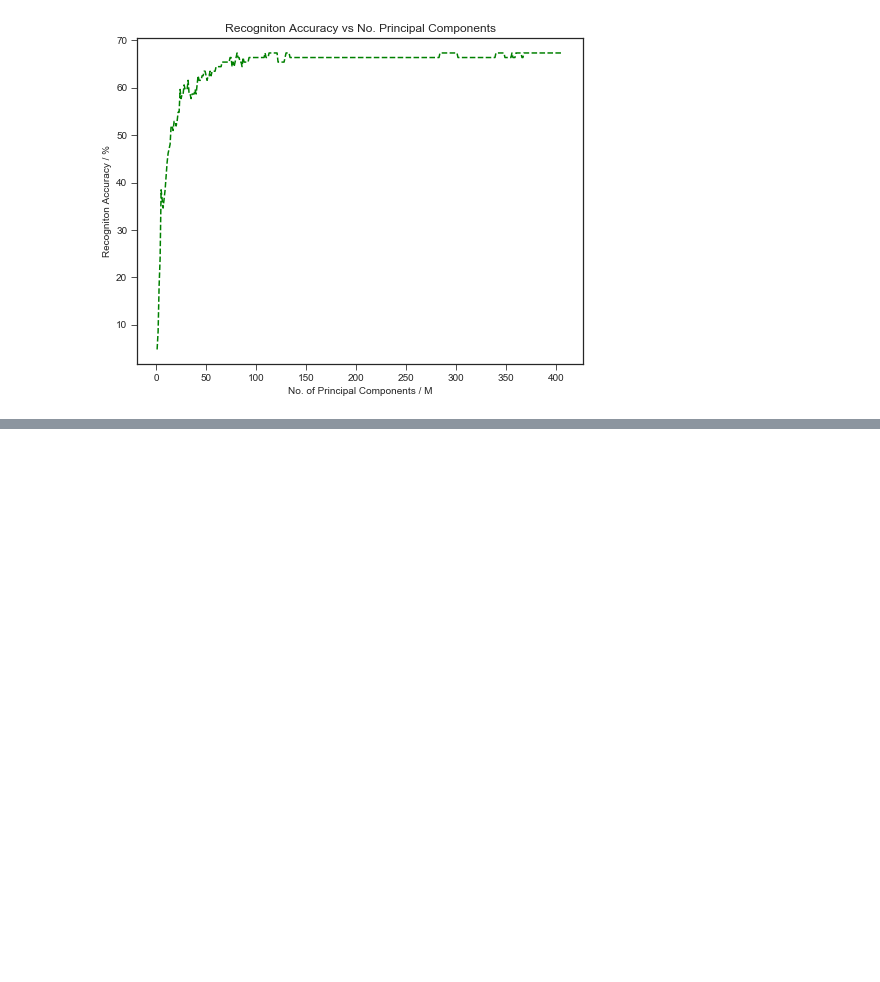
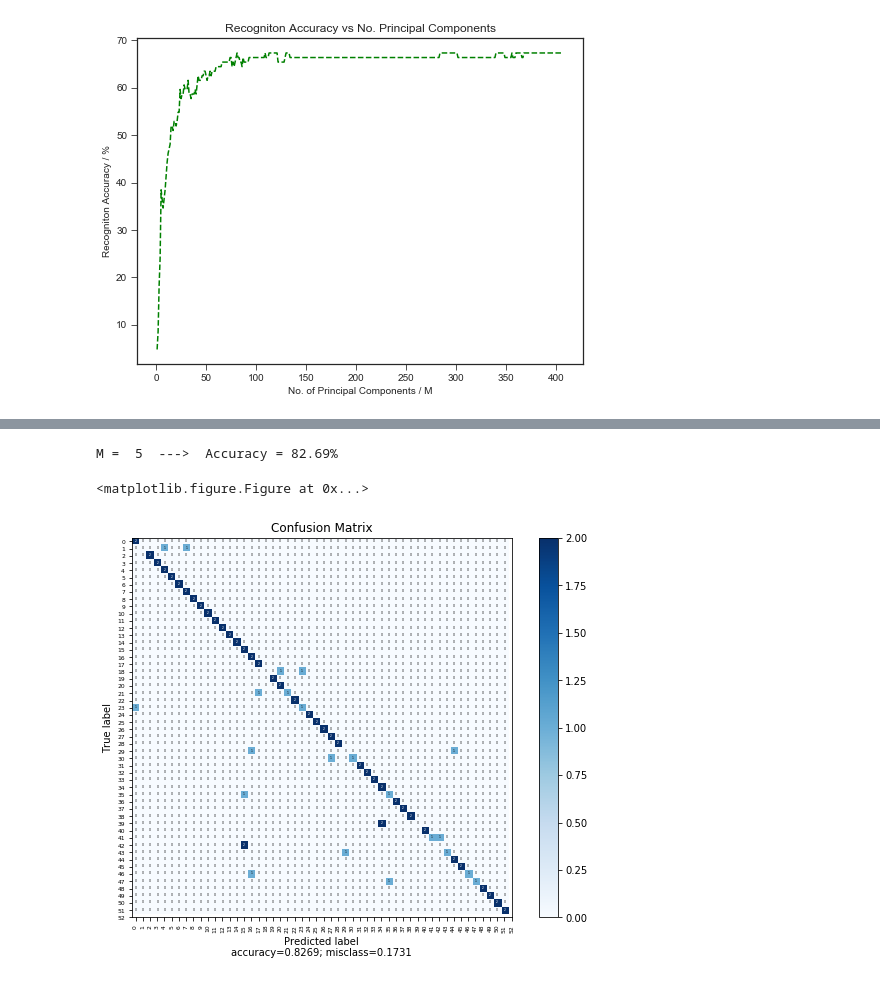
Before and after one commit to RajanPatel97/PCA-and-PCA-LDA-Ensemble-for-Face-Recognition, a Jupyter notebook: Q1 P2.ipynb, the cells around one changed output, grey strips where cells are left out. Saved outputs shown, nothing was run; the diff lists cells and outputs as text; code cells hidden in the pictures; blank space fills up the shorter version.

```diff
--- a/Q1 P2.ipynb
+++ b/Q1 P2.ipynb
@@ -345,0 +403,57 @@ Accuracy = 3.85%
+# %%
+from sklearn.metrics import confusion_matrix
+import itertools
+import matplotlib.pyplot as plt
+
+
+M = M_ideal
+standard = False
+
+D, N = X_train.shape
+_step = 8
+_card = 52
+
+y_hat = []
+rec_err = []
+
+
+
+for i in range(_card):
+    pca = PCA(n_comps=M, standard=standard)
+
+    W_train = pca.fit(X_train[:,_step*i:_step*i+8])
+
+    W_test = pca.transform(X_test)
+
+    for k, (x, w) in enumerate(zip(X_test.T, W_test.T)):
+
+        x_hat = pca.reconstruct(w.reshape(-1,1))
+
+        _rec_err = np.linalg.norm(x_hat-(x.reshape(-1,1)))
+
+        if len(y_hat) <= k:
+            y_hat.append(int(i+1))
+            rec_err.append(_rec_err)
+        elif _rec_err < rec_err[k]:
+            y_hat[k] = int(i+1)
+            rec_err[k] = _rec_err
+
+acc = accuracy_score(y_test.T, y_hat)
+print('M = ', M,' --->  Accuracy = %.2f%%' % (acc * 100))
+
+cfn_matrix = confusion_matrix(y_test.T, y_hat)
+
+class_names = np.arange(53)
+
+plt.figure()
+
+plot_confusion_matrix(cm           = cfn_matrix,
+                      normalize    = False,
+                      target_names = class_names,
+                      title        = "Confusion Matrix")
+
+plt.show()
+# %% [output]
+M =  5  --->  Accuracy = 82.69%
+<matplotlib.figure.Figure at 0x...>
+[figure, added]
```
Also changed, not shown: parts of 4 cells of this notebook.
